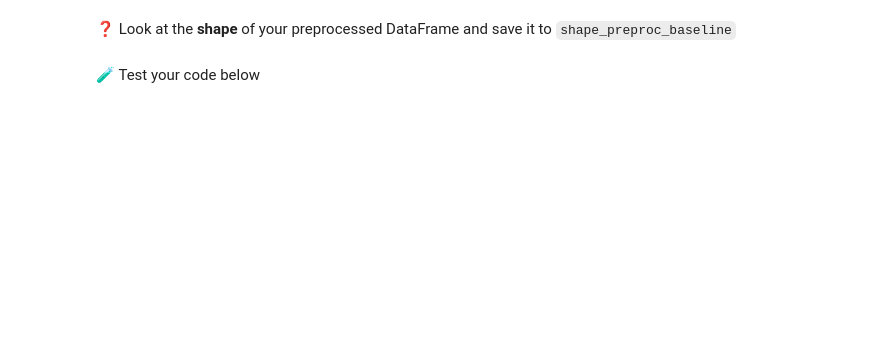
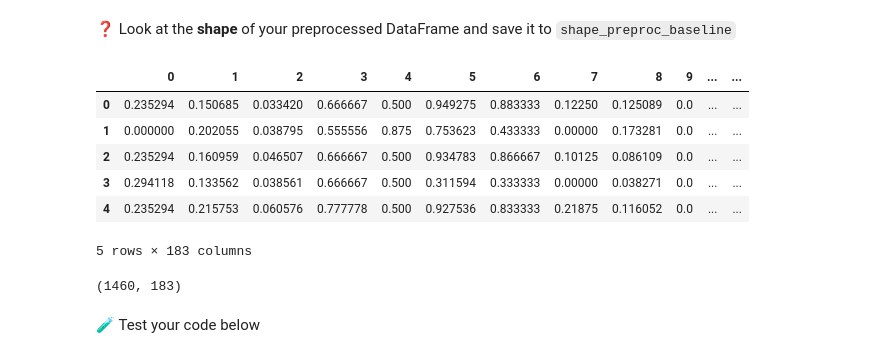
Before and after one commit to ParissaPeimaniyfard/data-houses-kaggle-competition, a Jupyter notebook: houses_kaggle_competition.ipynb, the cells around one changed output. Drawn from its saved outputs; the diff is of its cells as text; code cells hidden in the pictures; blank space fills up the shorter version.

Commit message:
Completed preproc_baseline step

```diff
--- a/houses_kaggle_competition.ipynb
+++ b/houses_kaggle_competition.ipynb
@@ -199,7 +205,7 @@ plt.hist(feat_categorical_nunique)
 
 ❓ Store the names of the features to be OHE'd in a list called `feat_categorical_small` below. How many features will be OHE'd?
 # %%
-feat_stay= df[df['unique_value']>=7]
-feat_categorical_small= feat_stay.index.to_list
+feat_stay= df[df['unique_value']<7]
+feat_categorical_small= feat_stay.index.to_list()
 feat_categorical_small
 # %% [output]
@@ -247,0 +289,8 @@ If you are confident, you can try Sklearn's shorter-syntax `make_pipeline` or `m
+# %%
+num_col= make_column_selector(dtype_include=['int64', 'float64'])
+num_transformer= make_pipeline(SimpleImputer(), MinMaxScaler())
+cat_transformer= make_pipeline(SimpleImputer(strategy='most_frequent'), OneHotEncoder())
+preproc_baseline= make_column_transformer(
+(num_transformer, num_col), (cat_transformer, feat_categorical_small)
+)
+preproc_baseline
@@ -251,0 +317,3 @@ If you are confident, you can try Sklearn's shorter-syntax `make_pipeline` or `m
+# %%
+X=data.drop(columns='SalePrice')
+y= data['SalePrice']
@@ -252,3 +322,21 @@ If you are confident, you can try Sklearn's shorter-syntax `make_pipeline` or `m
+# %%
+X_preprocessed= preproc_baseline.fit_transform(X)
+# %%
+X_preprocessed= pd.DataFrame(X_preprocessed)
+X_preprocessed.head()
+# %% [output]
+|  | 0 | 1 | 2 | 3 | 4 | 5 | 6 | 7 | 8 | 9 | ... | ... |
+| 0 | 0.235294 | 0.150685 | 0.033420 | 0.666667 | 0.500 | 0.949275 | 0.883333 | 0.12250 | 0.125089 | 0.0 | ... | ... |
+| 1 | 0.000000 | 0.202055 | 0.038795 | 0.555556 | 0.875 | 0.753623 | 0.433333 | 0.00000 | 0.173281 | 0.0 | ... | ... |
+| 2 | 0.235294 | 0.160959 | 0.046507 | 0.666667 | 0.500 | 0.934783 | 0.866667 | 0.10125 | 0.086109 | 0.0 | ... | ... |
+| 3 | 0.294118 | 0.133562 | 0.038561 | 0.666667 | 0.500 | 0.311594 | 0.333333 | 0.00000 | 0.038271 | 0.0 | ... | ... |
+| 4 | 0.235294 | 0.215753 | 0.060576 | 0.777778 | 0.500 | 0.927536 | 0.833333 | 0.21875 | 0.116052 | 0.0 | ... | ... |
+5 rows × 183 columns
+# %%
+shape_preproc_baseline= X_preprocessed.shape
+shape_preproc_baseline
+# %% [output]
+(1460, 183)
 # %% [markdown]
 🧪 Test your code below
 # %%
```
Also changed, not shown: parts of 10 cells of this notebook, 1 other file.
